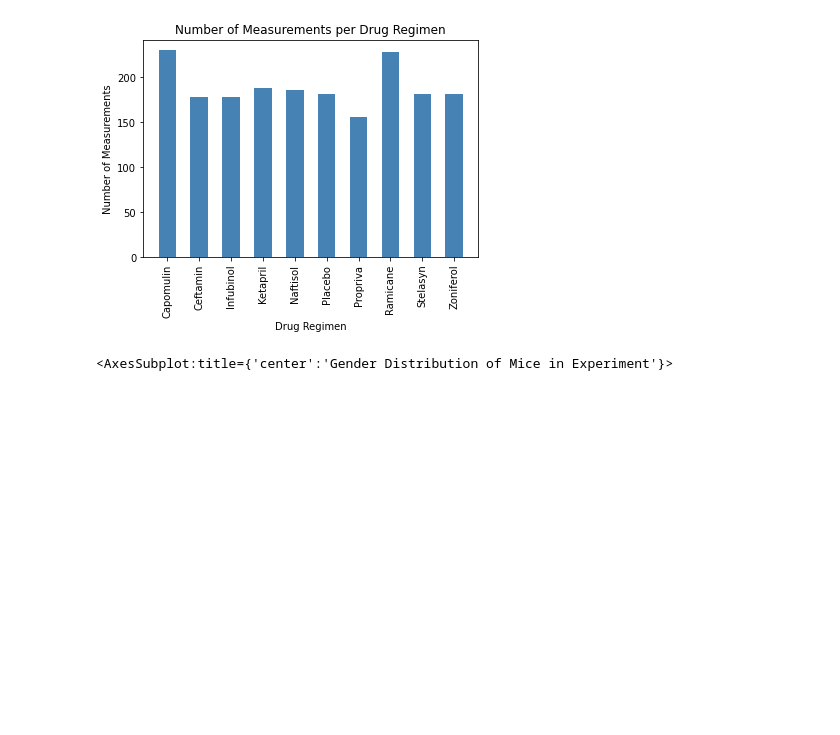
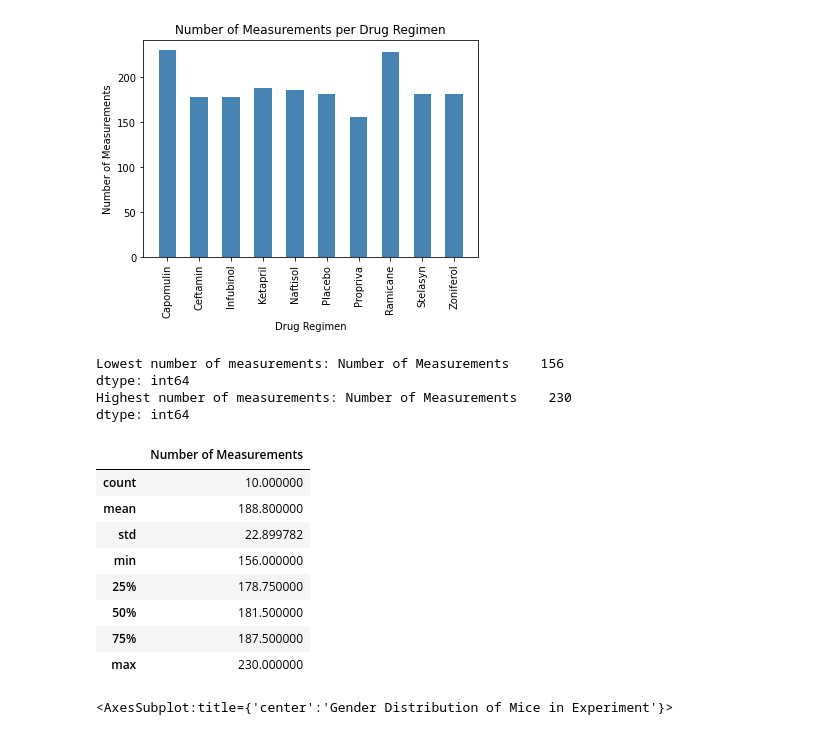
Before and after one commit to sarahDH615/matplotlib_challenge, a Jupyter notebook: pymaceuticals_starter_edited.ipynb, the cells around one changed output. Saved outputs shown, nothing was run; the diff lists cells and outputs as text; code cells hidden in the pictures; blank space fills up the shorter version.

```diff
--- a/pymaceuticals_starter_edited.ipynb
+++ b/pymaceuticals_starter_edited.ipynb
@@ -189,6 +204,24 @@ plt.xticks(x_axis, rotation=90)
 plt.show()
 # %% [output]
 [figure]
+# %%
+print(f'Lowest number of measurements: {num_measurements_df.min()}')
+print(f'Highest number of measurements: {num_measurements_df.max()}')
+num_measurements_df.describe()
+# %% [output]
+Lowest number of measurements: Number of Measurements    156
+dtype: int64
+Highest number of measurements: Number of Measurements    230
+dtype: int64
+|  | Number of Measurements |
+| count | 10.000000 |
+| mean | 188.800000 |
+| std | 22.899782 |
+| min | 156.000000 |
+| 25% | 178.750000 |
+| 50% | 181.500000 |
+| 75% | 187.500000 |
+| max | 230.000000 |
 # %%
 # Generate a pie plot showing the distribution of female versus male mice using pandas
 mice_sex = no_dups_df['Sex'].value_counts()
```
Also changed, not shown: parts of 17 cells of this notebook.
